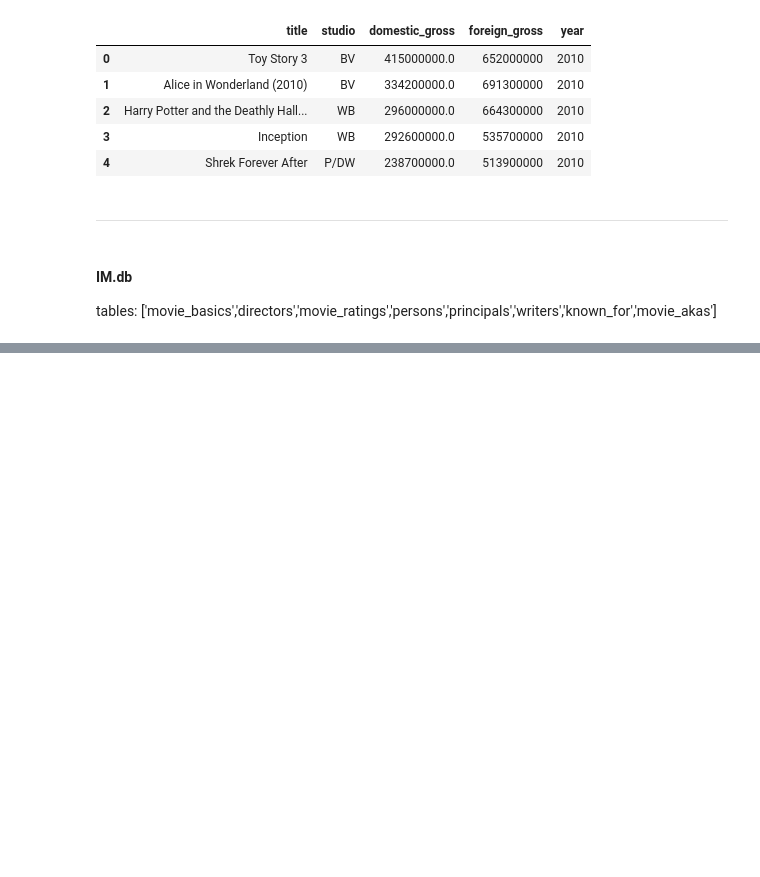
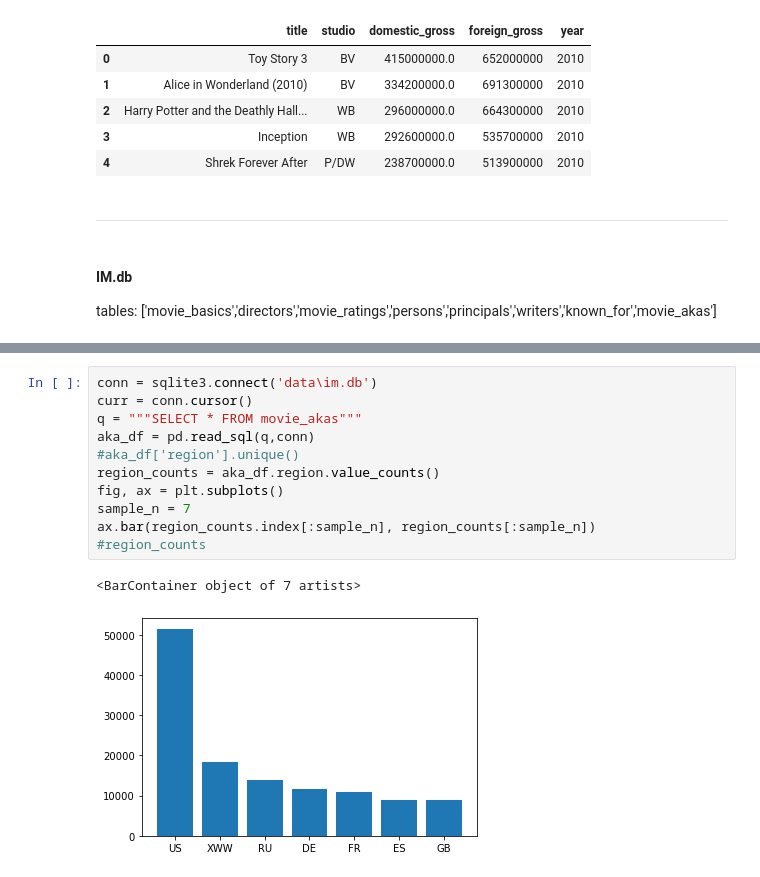
Before and after one commit to christopheraaronhenry/box_office_growth, a Jupyter notebook: exploratory.ipynb, the cells around one changed output, grey strips where cells are left out. Saved outputs shown, nothing was run; the diff lists cells and outputs as text; blank space fills up the shorter version.

```diff
--- a/exploratory.ipynb
+++ b/exploratory.ipynb
@@ -202,0 +192,14 @@ col
+# %%
+conn = sqlite3.connect('data\im.db')
+curr = conn.cursor()
+q = """SELECT * FROM movie_akas"""
+aka_df = pd.read_sql(q,conn)
+#aka_df['region'].unique()
+region_counts = aka_df.region.value_counts()
+fig, ax = plt.subplots()
+sample_n = 7
+ax.bar(region_counts.index[:sample_n], region_counts[:sample_n])
+#region_counts
+# %% [output]
+<BarContainer object of 7 artists>
+[figure, added]
```
Also changed, not shown: parts of 12 cells of this notebook.
